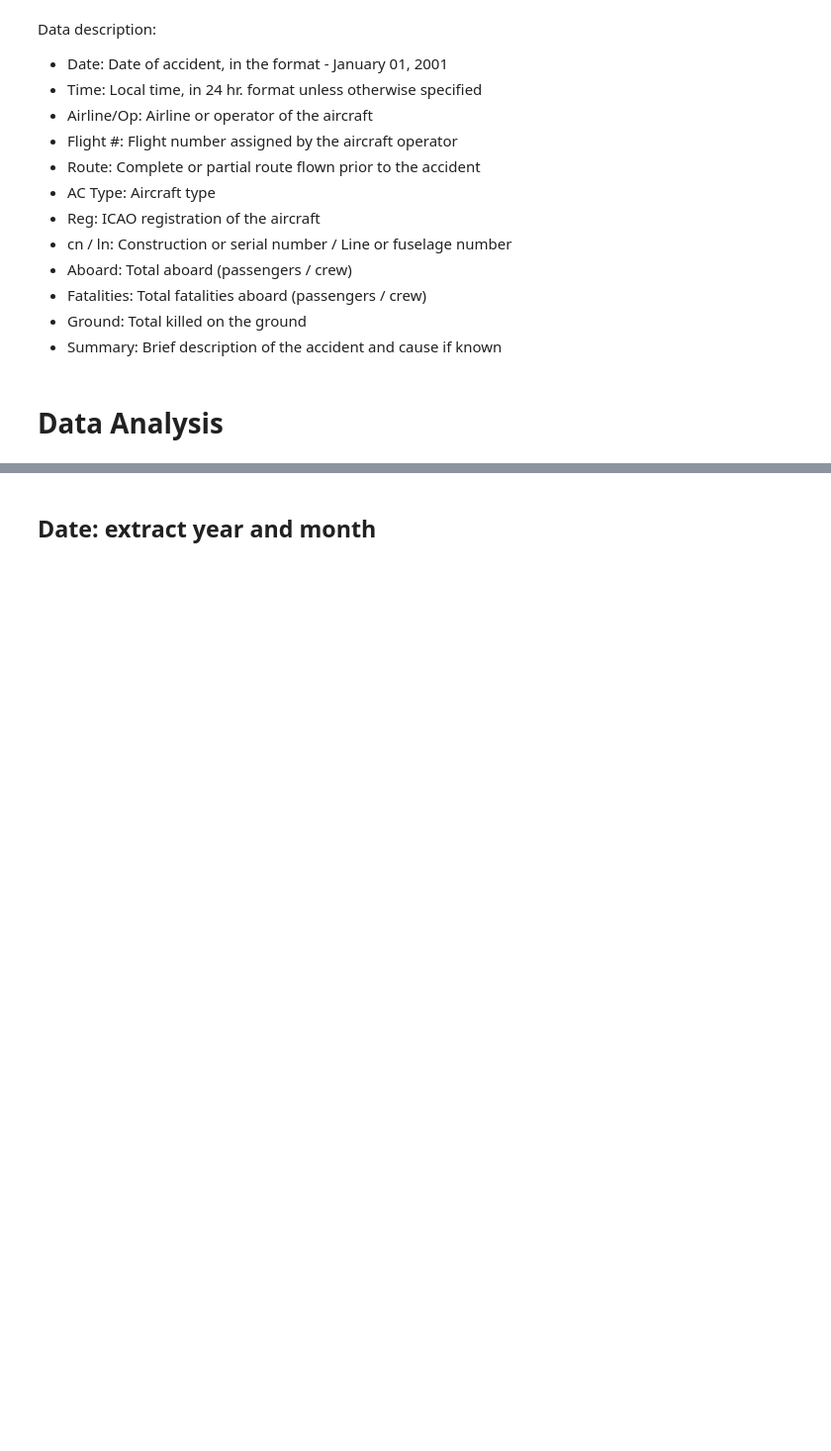
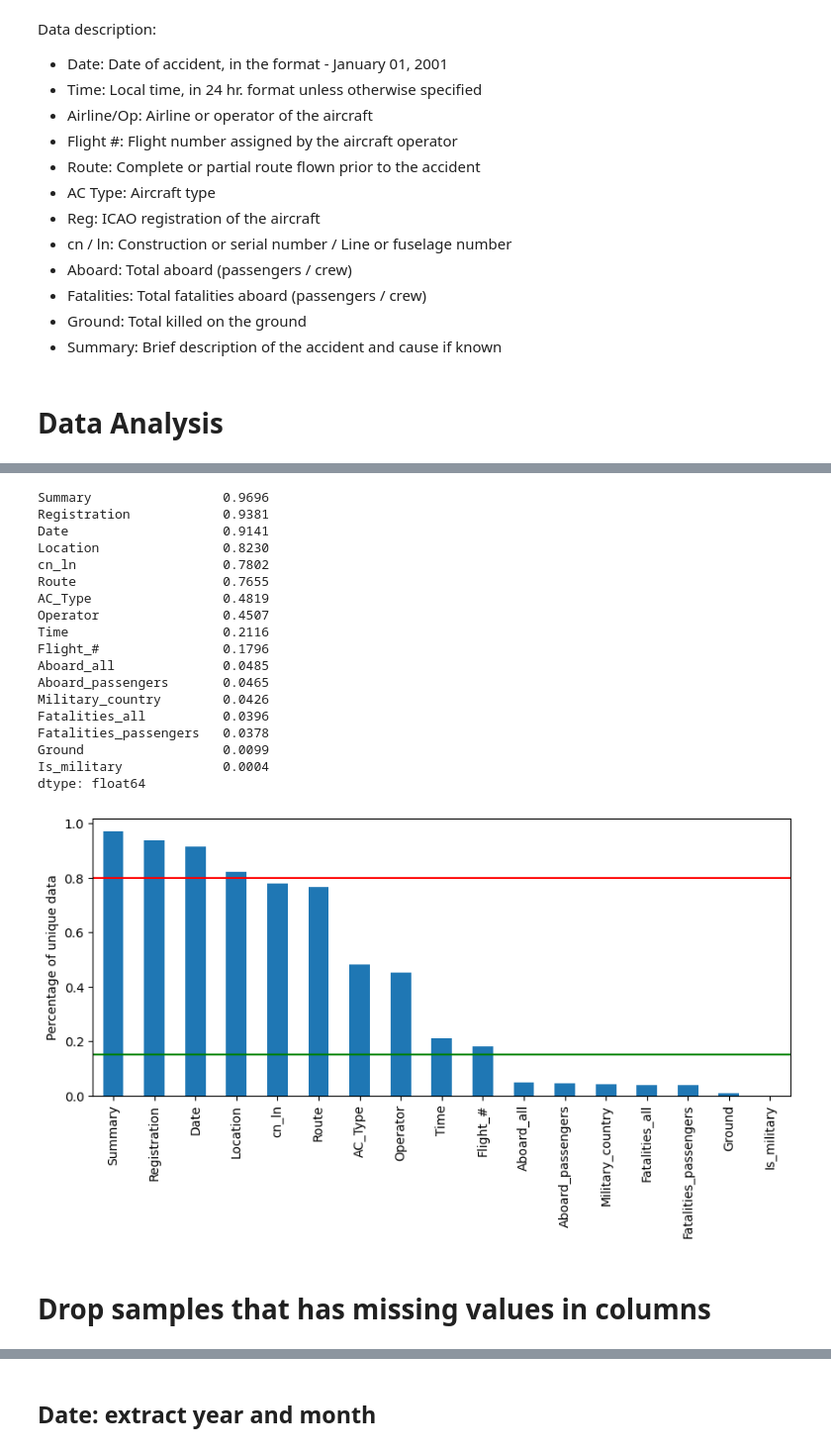
Before and after one commit to kiselevskaya/plane_crash_model_deployment, a Jupyter notebook: plane_crash_EDA.ipynb, the cells around one changed output, grey strips where cells are left out. Shown at 99% size. Drawn from its saved outputs; the diff is of its cells as text; code cells hidden in the pictures; blank space fills up the shorter version.

```diff
--- a/plane_crash_EDA.ipynb
+++ b/plane_crash_EDA.ipynb
@@ -145,0 +327,22 @@ plt.show()
+# %%
+plot_pct_unique(data)
+# %% [output]
+Summary                 0.9696
+Registration            0.9381
+Date                    0.9141
+Location                0.8230
+cn_ln                   0.7802
+Route                   0.7655
+AC_Type                 0.4819
+Operator                0.4507
+Time                    0.2116
+Flight_#                0.1796
+Aboard_all              0.0485
+Aboard_passengers       0.0465
+Military_country        0.0426
+Fatalities_all          0.0396
+Fatalities_passengers   0.0378
+Ground                  0.0099
+Is_military             0.0004
+dtype: float64
+[figure, added]
@@ -145,0 +351,2 @@ plt.show()
+# %% [markdown]
+# Drop samples that has missing values in columns
```
Also changed, not shown: parts of 205 cells of this notebook, 1 other file.
